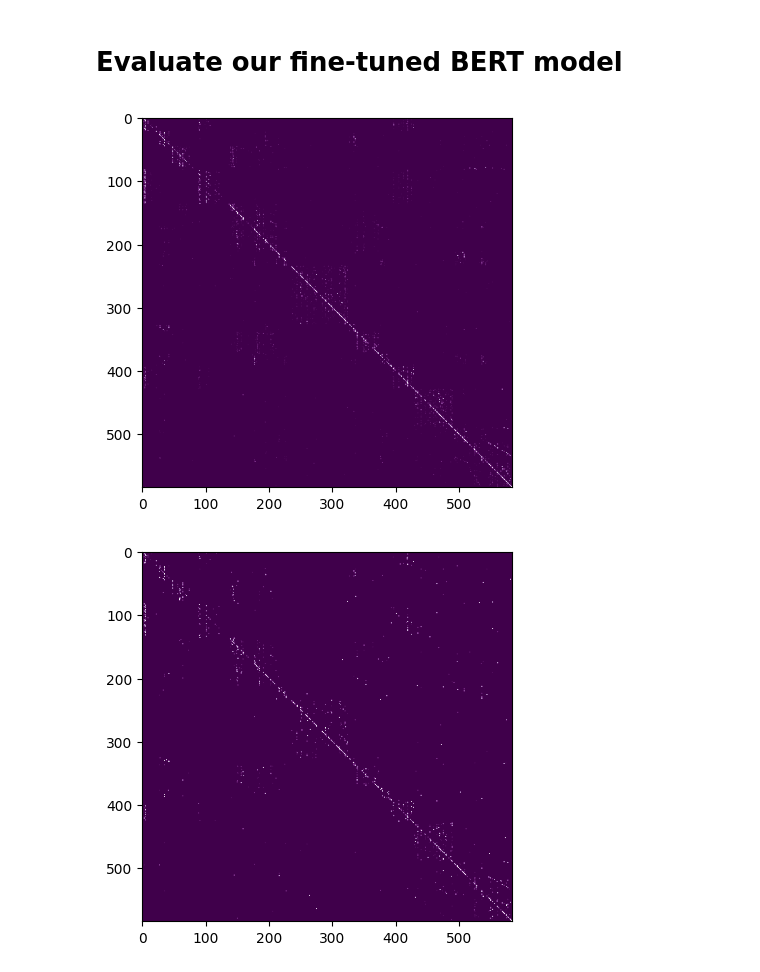
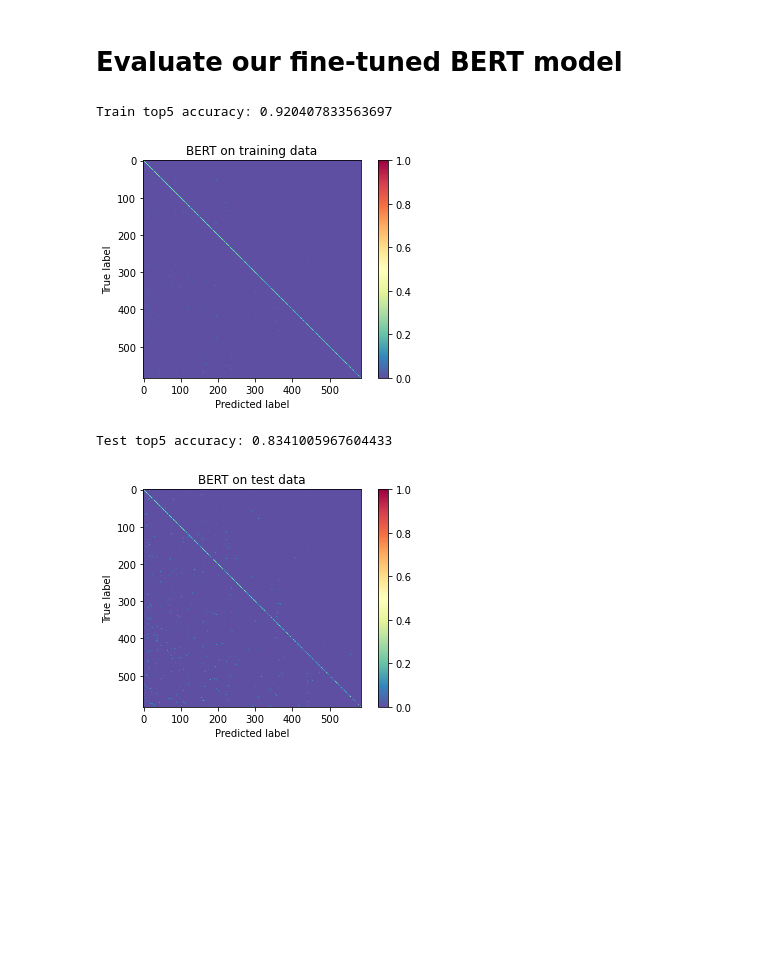
Before and after one commit to CeleritasML/sommelier-app, a Jupyter notebook: notebooks/bert.ipynb, the cells around one changed output. Drawn from its saved outputs; the diff is of its cells as text; code cells hidden in the pictures; blank space fills up the shorter version.

Commit message:
Change to top5 conf matrix.

```diff
--- a/notebooks/bert.ipynb
+++ b/notebooks/bert.ipynb
@@ -37,5 +23,7 @@ import torch
 from transformers import BertTokenizer
 
 tokenizer = BertTokenizer.from_pretrained("bert-base-uncased")
-sess = rt.InferenceSession("../models/bert-mini-finetune.onnx")
+sess = rt.InferenceSession(
+    "../models/bert-mini-finetune.onnx", providers=["CUDAExecutionProvider"]
+)
 # %%
@@ -73,10 +76,0 @@ train_preds = get_predictions(data_slim["description"].values)
-# %%
-# Plot confusion matrix
-from sklearn.metrics import confusion_matrix
-import matplotlib.pyplot as plt
-
-
-plt.imshow(confusion_matrix(data_slim["region_variety"], train_preds), cmap="PRGn")
-plt.savefig("../img/confusion_matrix_bert_train.png")
-# %% [output]
-[figure, removed]
@@ -85,5 +77,54 @@ test_preds = get_predictions(data["test"]["description"].values)
+# %%
+train_preds, train_logits = get_predictions(
+    data["train"]["description"].values, data["train"]["label"].values
+)
+print(
+    "Train top5 accuracy:",
+    top_k_accuracy_score(data["train"]["label"], train_logits, k=5),
+)
+# %% [output]
+Train top5 accuracy: 0.920407833563697
+# %%
+# Plot confusion matrix
+from sklearn.metrics import confusion_matrix
+import matplotlib.pyplot as plt
+
+
+def plot_conf_matrix(y_true, y_pred, title, filename):
+    """Plot confusion matrix."""
+    conf_mat = confusion_matrix(y_true, y_pred)
+    conf_mat = conf_mat.astype("float") / conf_mat.sum(axis=1)[:, np.newaxis]
+    plt.imshow(conf_mat, cmap="Spectral_r")
+    plt.colorbar()
+    plt.xlabel("Predicted label")
+    plt.ylabel("True label")
+    plt.title(title)
+    plt.savefig(filename, bbox_inches="tight")
+
+
+plot_conf_matrix(
+    data["train"]["label"],
+    train_preds,
+    "BERT on training data",
+    "../img/confusion_matrix_bert_train.png",
+)
+# %% [output]
+[figure, added]
+# %%
+test_preds, test_logits = get_predictions(
+    data["test"]["description"].values, data["test"]["label"].values
+)
+print(
+    "Test top5 accuracy:", top_k_accuracy_score(data["test"]["label"], test_logits, k=5)
+)
+# %% [output]
+Test top5 accuracy: 0.8341005967604433
 # %%
-plt.imshow(confusion_matrix(data["test"]["region_variety"], test_preds), cmap="PRGn")
-plt.savefig("../img/confusion_matrix_bert_test.png")
+plot_conf_matrix(
+    data["test"]["label"],
+    test_preds,
+    "BERT on test data",
+    "../img/confusion_matrix_bert_test.png",
+)
 # %% [output]
-[figure, old version]
+[figure, new version]
```
Also changed, not shown: parts of 6 cells of this notebook, 2 other files.
